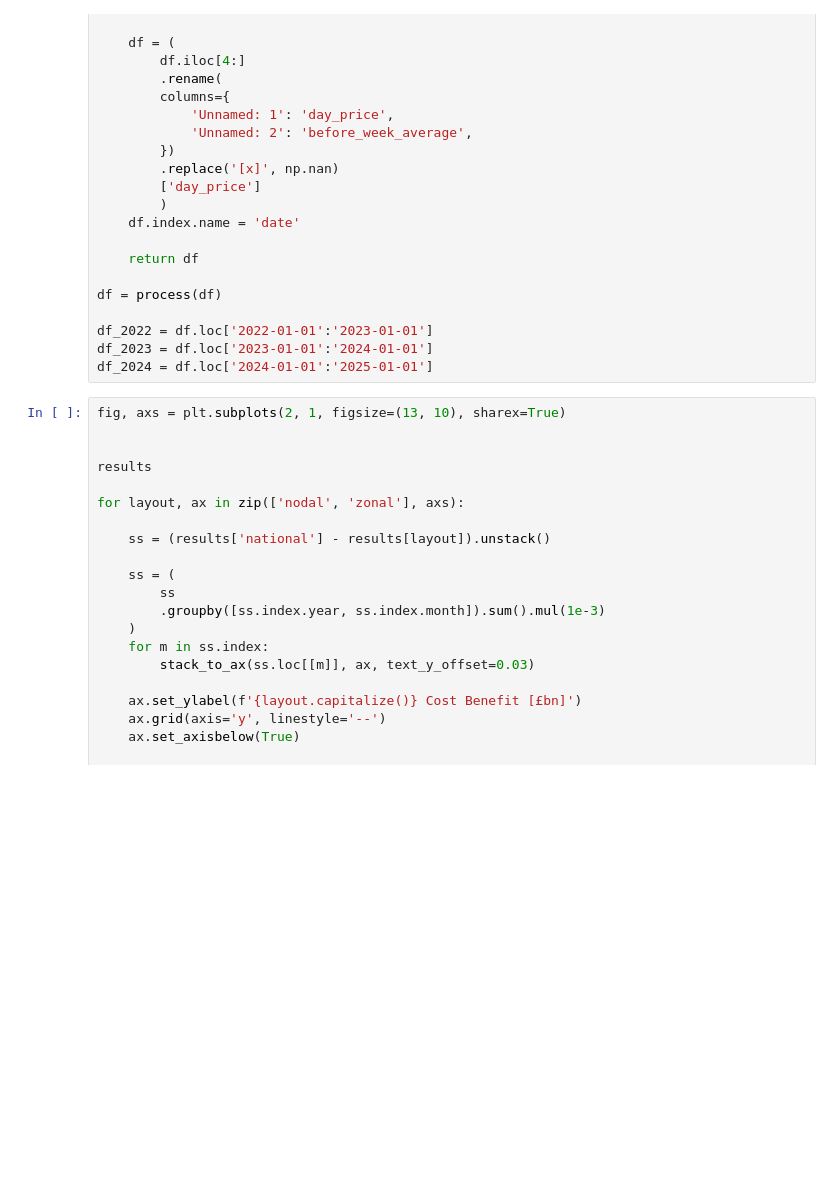
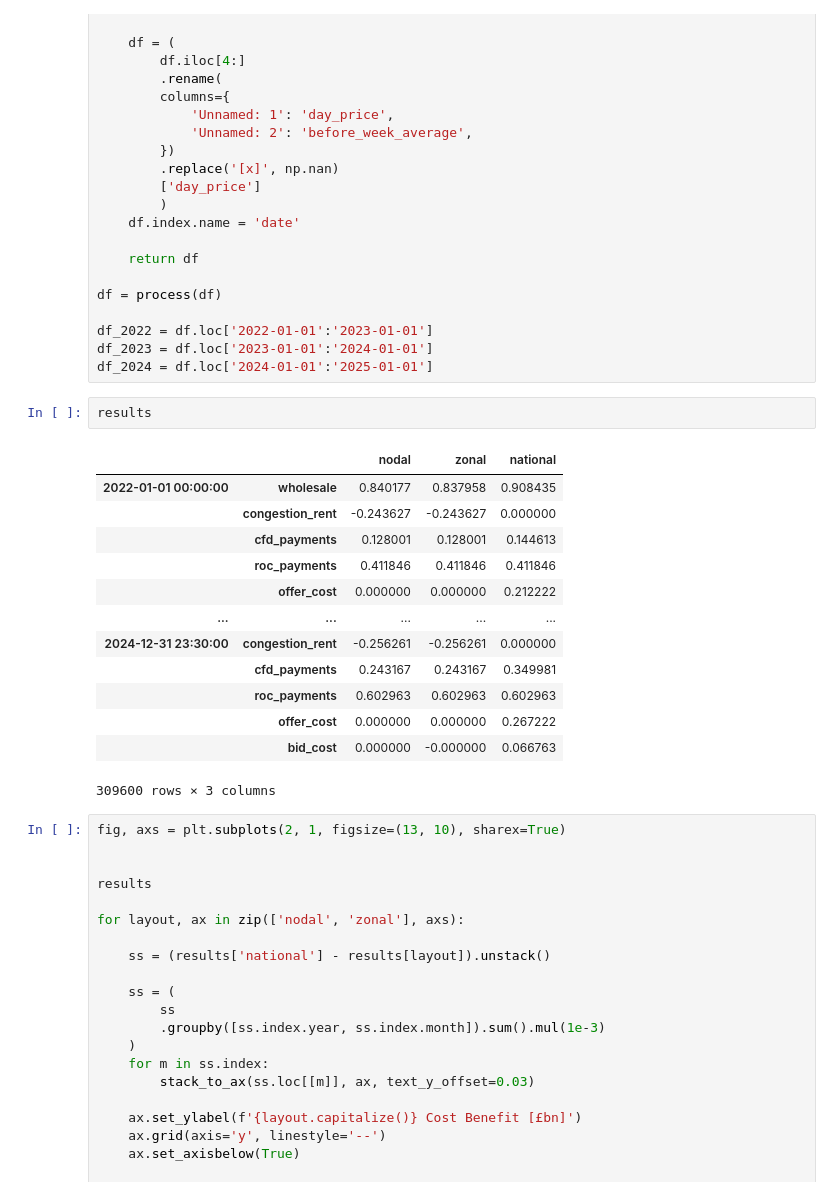
Before and after one commit to LukasFrankenQ/GBPower, a Jupyter notebook: notebooks/plot_benefits.ipynb, the cells around one changed output. Saved outputs shown, nothing was run; the diff lists cells and outputs as text; blank space fills up the shorter version.

```diff
--- a/notebooks/plot_benefits.ipynb
+++ b/notebooks/plot_benefits.ipynb
@@ -48,6 +48,22 @@ df = process(df)
 df_2022 = df.loc['2022-01-01':'2023-01-01']
 df_2023 = df.loc['2023-01-01':'2024-01-01']
 df_2024 = df.loc['2024-01-01':'2025-01-01']
+# %%
+results
+# %% [output]
+|  |  | nodal | zonal | national |
+| 2022-01-01 00:00:00 | wholesale | 0.840177 | 0.837958 | 0.908435 |
+|  | congestion_rent | -0.243627 | -0.243627 | 0.000000 |
+|  | cfd_payments | 0.128001 | 0.128001 | 0.144613 |
+|  | roc_payments | 0.411846 | 0.411846 | 0.411846 |
+|  | offer_cost | 0.000000 | 0.000000 | 0.212222 |
+| ... | ... | ... | ... | ... |
+| 2024-12-31 23:30:00 | congestion_rent | -0.256261 | -0.256261 | 0.000000 |
+|  | cfd_payments | 0.243167 | 0.243167 | 0.349981 |
+|  | roc_payments | 0.602963 | 0.602963 | 0.602963 |
+|  | offer_cost | 0.000000 | 0.000000 | 0.267222 |
+|  | bid_cost | 0.000000 | -0.000000 | 0.066763 |
+309600 rows × 3 columns
 # %%
 fig, axs = plt.subplots(2, 1, figsize=(13, 10), sharex=True)
 
```
Also changed, not shown: 5 other files.
